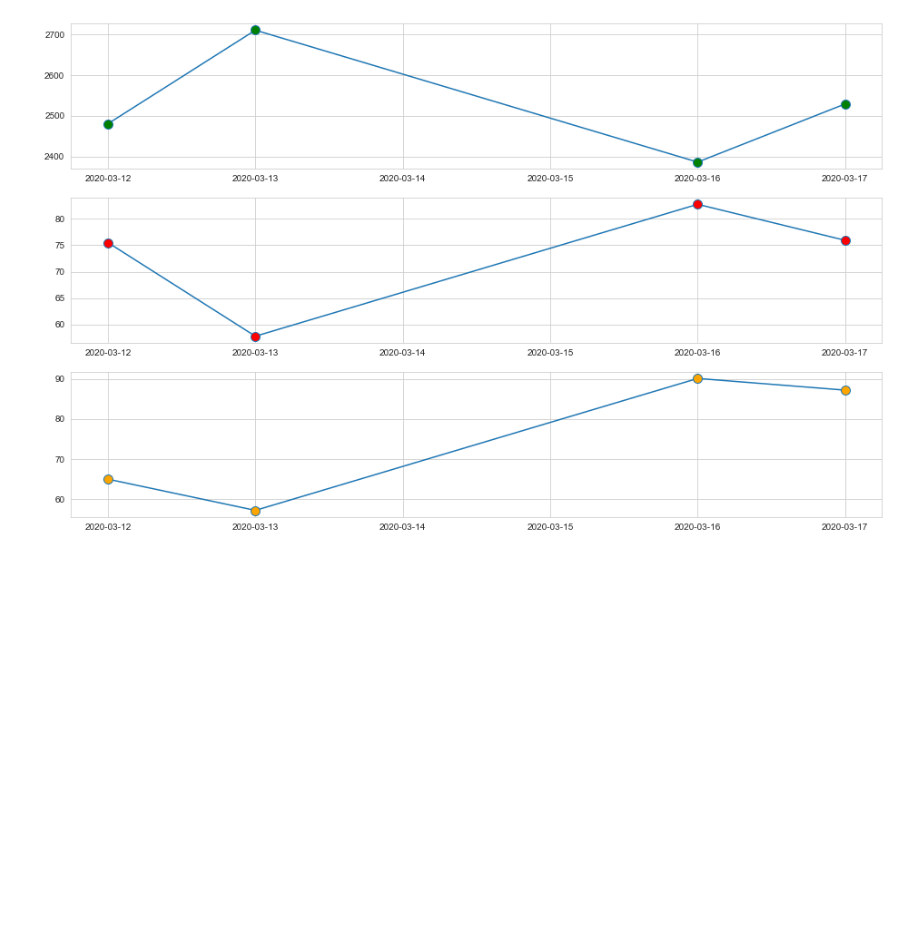
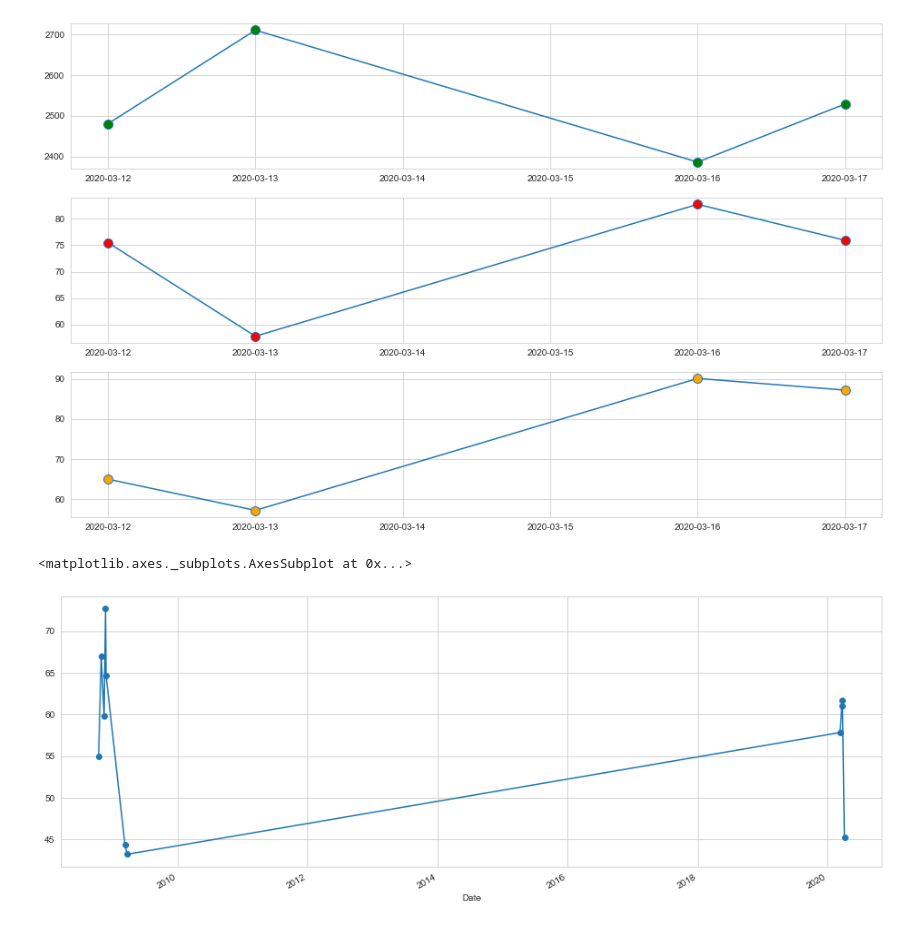
Before and after one commit to Berkat0789/Portfolio, a Jupyter notebook: Finance/Vix_Analysis/VIX vs SPY.ipynb, the cells around one changed output. Cells and saved outputs as stored; diff of their text form; code cells hidden in the pictures; blank space fills up the shorter version.

```diff
--- a/Finance/Vix_Analysis/VIX vs SPY.ipynb
+++ b/Finance/Vix_Analysis/VIX vs SPY.ipynb
@@ -310,3 +306,8 @@ axes[2].plot(data.loc["2020-03-12":"2020-03-17"]["UVXY"], marker = "o", mfc = "o
 # %% [output]
 [<matplotlib.lines.Line2D at 0x...>]
 [figure]
+# %%
+data[data["^GSPC daily returns"] * 100 > 6]["^VIX"].plot(marker = "o", figsize = (16,6 ))
+# %% [output]
+<matplotlib.axes._subplots.AxesSubplot at 0x...>
+[figure, added]
```
Also changed, not shown: parts of 13 cells of this notebook, 3 other files.
